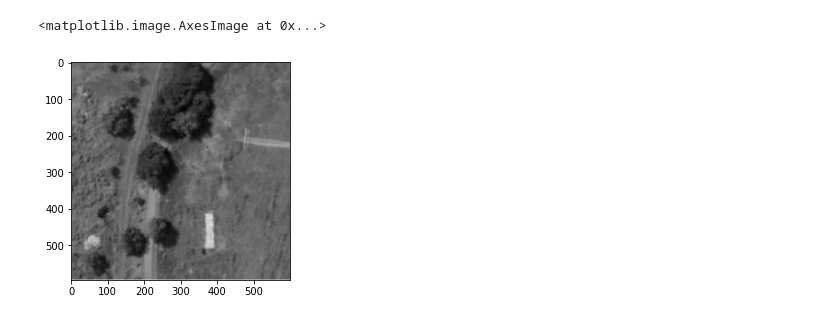
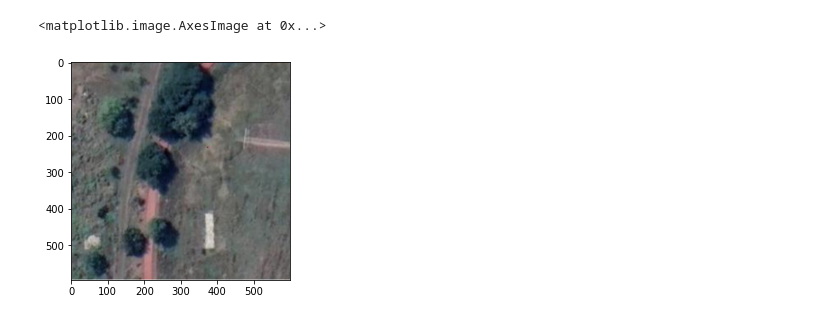
Before and after one commit to kalashnirmale/Tree_Detection_On_Aerial_Imagery, a Jupyter notebook: Tree_Detection_On_Aerial_Imagery.ipynb, the cells around one changed output. Saved outputs shown, nothing was run; the diff lists cells and outputs as text; code cells hidden in the pictures.

```diff
--- a/Tree_Detection_On_Aerial_Imagery.ipynb
+++ b/Tree_Detection_On_Aerial_Imagery.ipynb
@@ -59,8 +11,6 @@ plt.imshow(masked)
 # %%
-img = imread(r'/d1.png')
+img = imread("/d1.png")
 plt.imshow(img)
-gray_img=rgb2gray(img_new)
-plt.imshow(gray_img,cmap='gray')
 # %% [output]
 <matplotlib.image.AxesImage at 0x...>
-[figure, old version]
+[figure, new version]
```
Also changed, not shown: parts of 9 cells of this notebook.
